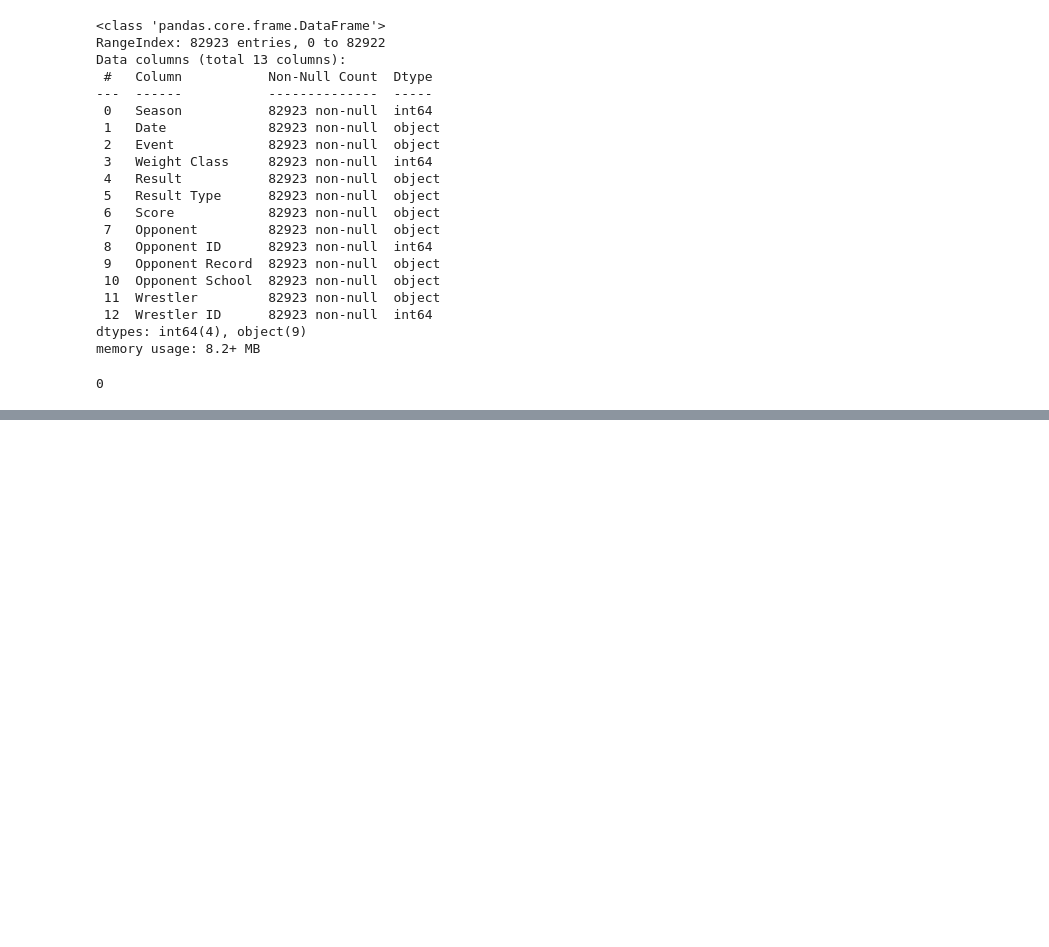
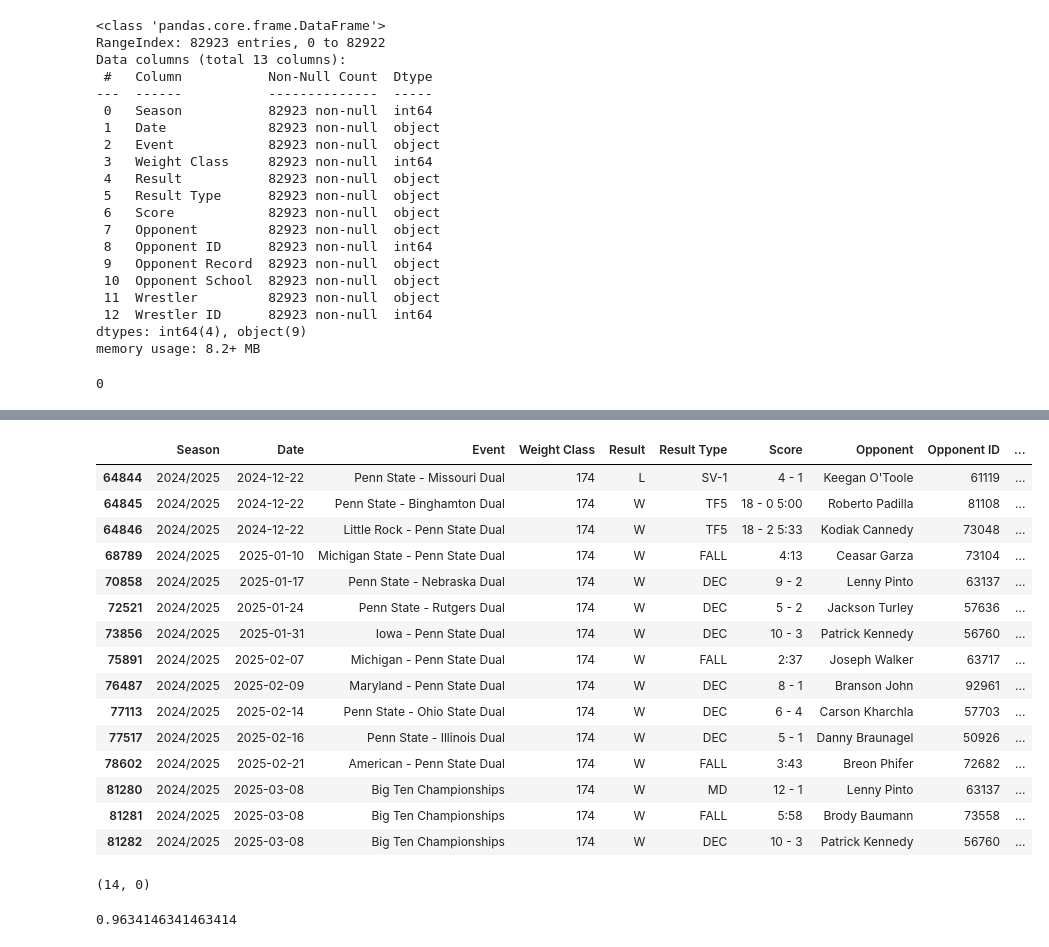
Before and after one commit to Silver0524/NCAA-Wrestling-Predictor, a Jupyter notebook: preprocessing.ipynb, the cells around one changed output, grey strips where cells are left out. Saved outputs shown, nothing was run; the diff lists cells and outputs as text; code cells hidden in the pictures; blank space fills up the shorter version.

```diff
--- a/preprocessing.ipynb
+++ b/preprocessing.ipynb
@@ -120 +121,4 @@ raw_matches
 82923 rows × 13 columns
+# %%
+levi_matches = raw[raw['Wrestler'] == 'Levi Haines']
+levi_matches
@@ -120,0 +139,27 @@ raw_matches
+# %%
+wrestler_id = levi_matches['Wrestler ID'].iloc[0]
+match_date = levi_matches['Date'].iloc[-1]
+# %%
+levi_historical_data = levi_matches[
+            (levi_matches['Wrestler ID'] == wrestler_id) &
+            (levi_matches['Date'] < match_date)
+        ].copy()
+# %%
+levi_historical_data.tail(15)
+# %% [output]
+|  | Season | Date | Event | Weight Class | Result | Result Type | Score | Opponent | Opponent ID | ... |
+| 64844 | 2024/2025 | 2024-12-22 | Penn State - Missouri Dual | 174 | L | SV-1 | 4 - 1 | Keegan O'Toole | 61119 | ... |
+| 64845 | 2024/2025 | 2024-12-22 | Penn State - Binghamton Dual | 174 | W | TF5 | 18 - 0 5:00 | Roberto Padilla | 81108 | ... |
+| 64846 | 2024/2025 | 2024-12-22 | Little Rock - Penn State Dual | 174 | W | TF5 | 18 - 2 5:33 | Kodiak Cannedy | 73048 | ... |
+| 68789 | 2024/2025 | 2025-01-10 | Michigan State - Penn State Dual | 174 | W | FALL | 4:13 | Ceasar Garza | 73104 | ... |
+| 70858 | 2024/2025 | 2025-01-17 | Penn State - Nebraska Dual | 174 | W | DEC | 9 - 2 | Lenny Pinto | 63137 | ... |
+| 72521 | 2024/2025 | 2025-01-24 | Penn State - Rutgers Dual | 174 | W | DEC | 5 - 2 | Jackson Turley | 57636 | ... |
+| 73856 | 2024/2025 | 2025-01-31 | Iowa - Penn State Dual | 174 | W | DEC | 10 - 3 | Patrick Kennedy | 56760 | ... |
+| 75891 | 2024/2025 | 2025-02-07 | Michigan - Penn State Dual | 174 | W | FALL | 2:37 | Joseph Walker | 63717 | ... |
+| 76487 | 2024/2025 | 2025-02-09 | Maryland - Penn State Dual | 174 | W | DEC | 8 - 1 | Branson John | 92961 | ... |
+| 77113 | 2024/2025 | 2025-02-14 | Penn State - Ohio State Dual | 174 | W | DEC | 6 - 4 | Carson Kharchla | 57703 | ... |
+| 77517 | 2024/2025 | 2025-02-16 | Penn State - Illinois Dual | 174 | W | DEC | 5 - 1 | Danny Braunagel | 50926 | ... |
+| 78602 | 2024/2025 | 2025-02-21 | American - Penn State Dual | 174 | W | FALL | 3:43 | Breon Phifer | 72682 | ... |
+| 81280 | 2024/2025 | 2025-03-08 | Big Ten Championships | 174 | W | MD | 12 - 1 | Lenny Pinto | 63137 | ... |
+| 81281 | 2024/2025 | 2025-03-08 | Big Ten Championships | 174 | W | FALL | 5:58 | Brody Baumann | 73558 | ... |
+| 81282 | 2024/2025 | 2025-03-08 | Big Ten Championships | 174 | W | DEC | 10 - 3 | Patrick Kennedy | 56760 | ... |
@@ -120,0 +187,4 @@ raw_matches
+# %%
+print(calculate_streaks(levi_historical_data['Result'].tolist()))
+# %% [output]
+(14, 0)
@@ -120,0 +197,4 @@ raw_matches
+# %%
+print(calculate_win_rate(levi_historical_data['Result'].tolist()))
+# %% [output]
+0.9634146341463414
```
Also changed, not shown: parts of 21 cells of this notebook, 2 other files.
